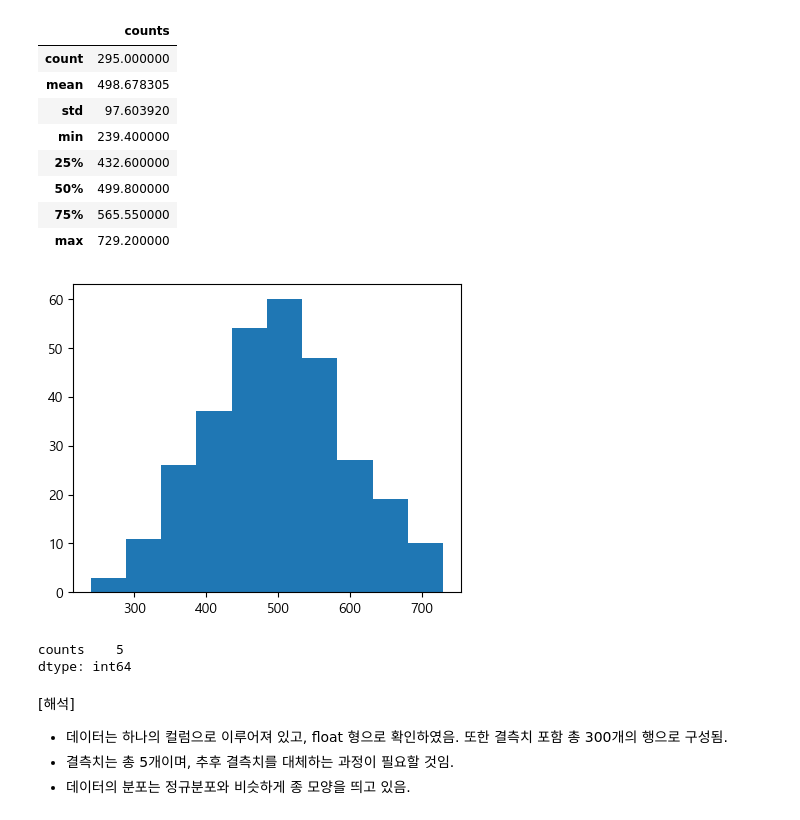
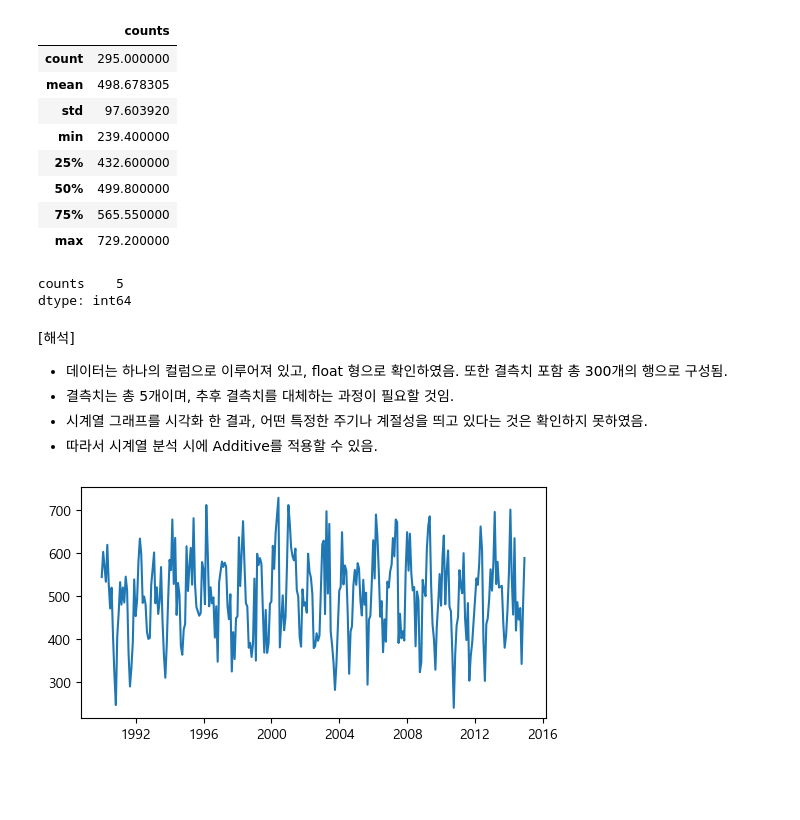
Before and after one commit to Park-Young-Bin/ADP_code, a Jupyter notebook: 25회 기출.ipynb, the cells around one changed output. Drawn from its saved outputs; the diff is of its cells as text; code cells hidden in the pictures; blank space fills up the shorter version.

```diff
--- a/25회 기출.ipynb
+++ b/25회 기출.ipynb
@@ -309,11 +328,6 @@ df.describe()
 | 50% | 499.800000 |
 | 75% | 565.550000 |
 | max | 729.200000 |
-# %%
-plt.figure(figsize=(5,4))
-plt.hist(df);
-# %% [output]
-[figure, removed]
 # %%
 df.isna().sum()
 # %% [output]
@@ -323,4 +337,11 @@ dtype: int64
 [해석]
 - 데이터는 하나의 컬럼으로 이루어져 있고, float 형으로 확인하였음. 또한 결측치 포함 총 300개의 행으로 구성됨.
 - 결측치는 총 5개이며, 추후 결측치를 대체하는 과정이 필요할 것임.
-- 데이터의 분포는 정규분포와 비슷하게 종 모양을 띄고 있음.
+- 시계열 그래프를 시각화 한 결과, 어떤 특정한 주기나 계절성을 띄고 있다는 것은 확인하지 못하였음.
+- 따라서 시계열 분석 시에 Additive를 적용할 수 있음.
+# %%
+# 시계열 그래프 생성1
+plt.figure(figsize=(6,3))
+plt.plot(df1.index, df1['counts']);
+# %% [output]
+[figure, added]
```
Also changed, not shown: parts of 45 cells of this notebook.
